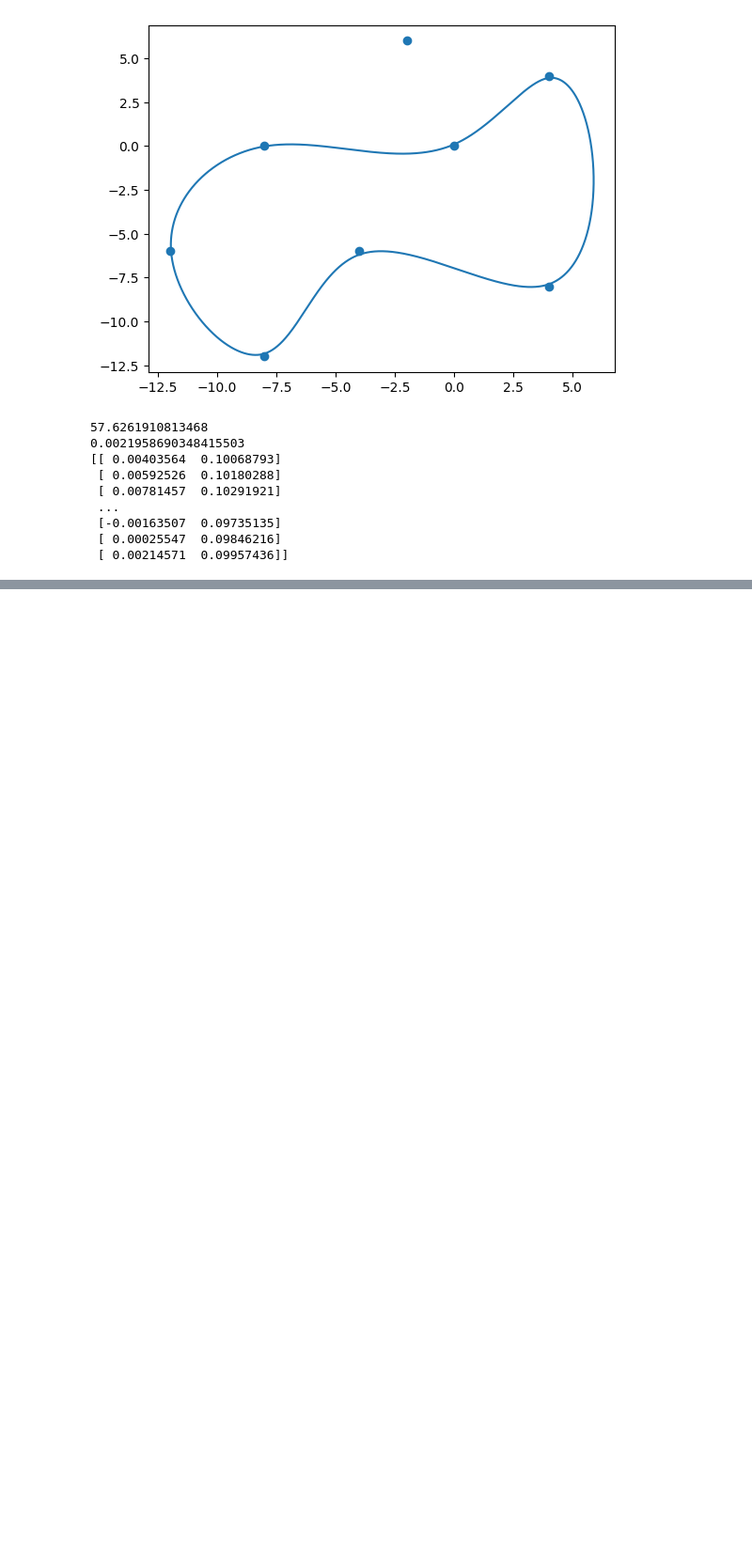
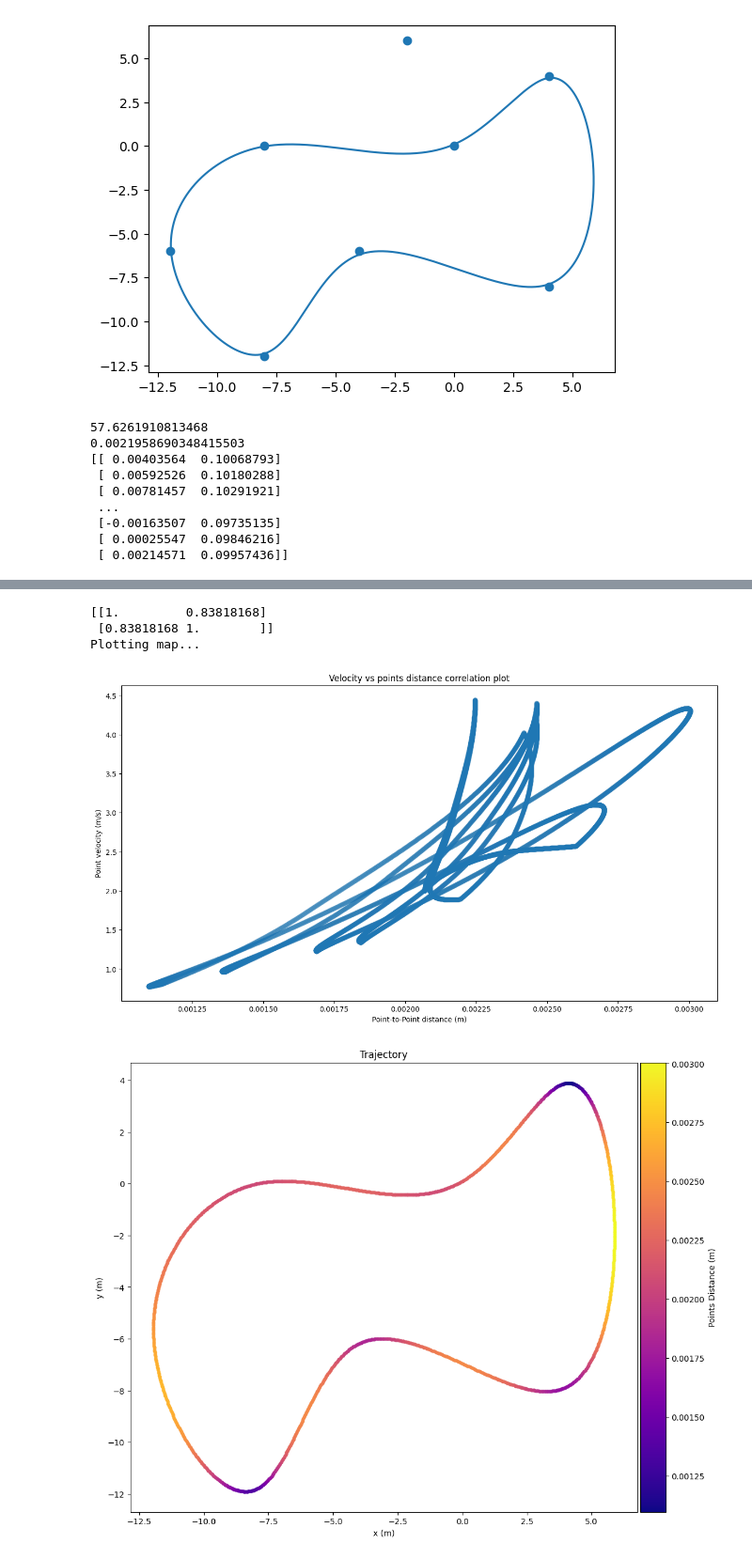
Before and after one commit to florentin1304/nanodrones_imitationlearning, a Jupyter notebook: nanodrones_sim/controllers/tests.ipynb, the cells around one changed output, grey strips where cells are left out. Shown at 94% size. Cells and saved outputs as stored; diff of their text form; code cells hidden in the pictures; blank space fills up the shorter version.

```diff
--- a/nanodrones_sim/controllers/tests.ipynb
+++ b/nanodrones_sim/controllers/tests.ipynb
@@ -377,0 +371,42 @@ Plotting map...
+# %%
+distances = np.linalg.norm((traj[1:] - traj[:-1]), axis=1)
+
+plt.title("Velocity vs points distance correlation plot")
+plt.xlabel("Point-to-Point distance (m)")
+plt.ylabel("Point velocity (m/s)")
+plt.scatter(distances, v[1:], alpha=0.1)
+
+print(np.corrcoef(np.stack([distances, v[1:]])))
+
+##### PLOTTING MAP WITH DISTANCES
+print("Plotting map...", end='')
+fig, ax = plt.subplots()
+fig.set_size_inches(15,10)
+ax.set_aspect('equal', adjustable='box')
+
+ax.set_title("Trajectory")
+ax.set_xlabel("x (m)")
+ax.set_ylabel("y (m)")
+
+cmap = cm.plasma
+norm_d = Normalize(vmin=min(distances), vmax=max(distances))
+
+
+for i in tqdm.tqdm(range(0, len(k), 20)):
+    ax.scatter(traj[i, 0], traj[i, 1], color=cmap(norm_d(distances[i])), alpha=1, s=0.3*plt.rcParams['lines.markersize']**2)
+    # if i % 400 == 0:
+    #     ax.text(traj[i,0]+0.05, traj[i,1], f"{k[i]:.3}")
+
+sm = plt.cm.ScalarMappable(cmap=cmap, norm=norm_d)
+divider = make_axes_locatable(ax)
+cax = divider.append_axes("right", size="5%", pad=0.05)
+
+
+plt.colorbar(sm, cax=cax, label="Points Distance (m)", orientation="vertical", fraction=0.046, pad=0.04)
+plt.show()
+# %% [output]
+[[1.         0.83818168]
+ [0.83818168 1.        ]]
+Plotting map...
+[figure, added]
+[figure, added]
```
Also changed, not shown: parts of 1 cell of this notebook, 8 other files.
